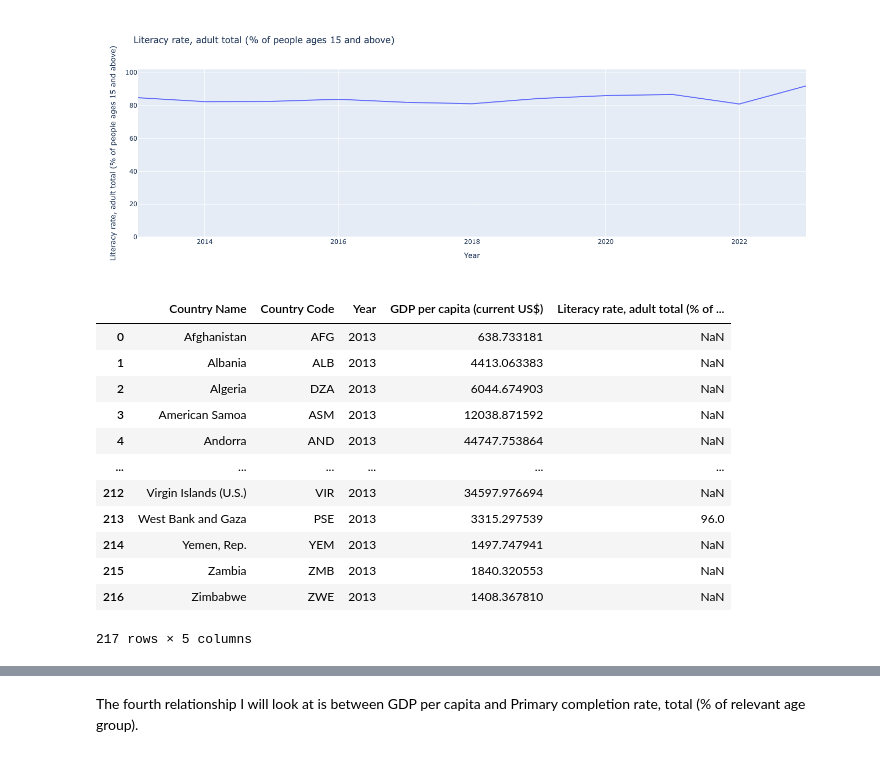
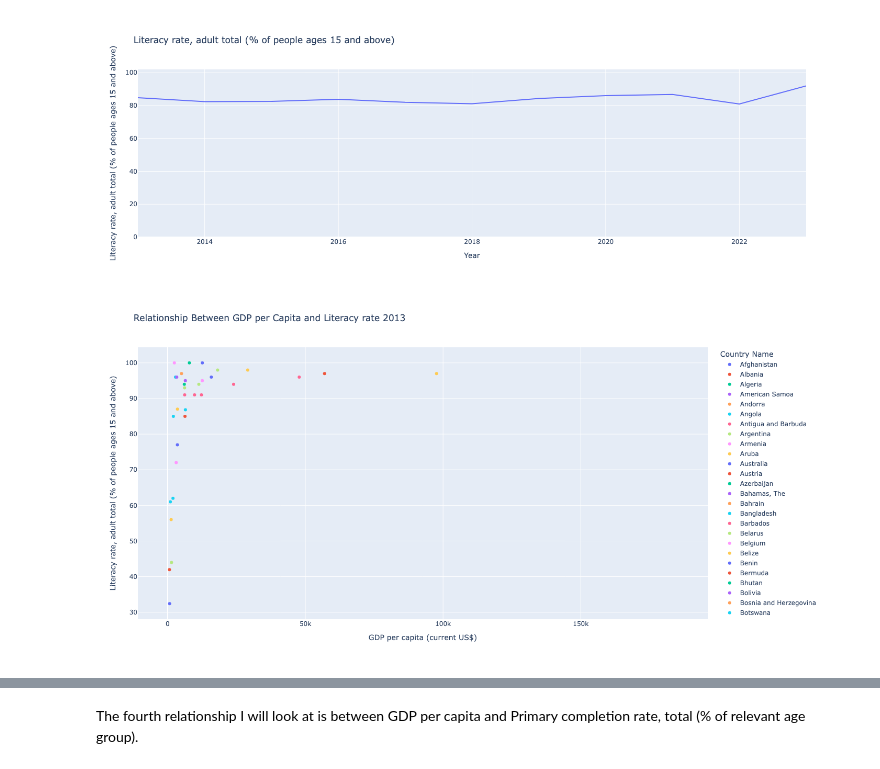
Before and after one commit to Josefinades/Project3, a Jupyter notebook: _build/jupyter_execute/project_3.ipynb, the cells around one changed output, grey strips where cells are left out. Drawn from its saved outputs; the diff is of its cells as text; code cells hidden in the pictures.

```diff
--- a/_build/jupyter_execute/project_3.ipynb
+++ b/_build/jupyter_execute/project_3.ipynb
@@ -551,20 +573,18 @@ fig1
 # %%
 Year = 2013
 gdp_year = gdp_df[gdp_df["Year"] == Year]
 literacy_year = literacy_df[literacy_df["Year"] == Year]
 merged_gdp_literacy_13 = pd.merge(gdp_year, literacy_year[["Country Name", "Literacy rate, adult total (% of people ages 15 and above)"]], on = "Country Name", how = "left")
-merged_gdp_literacy_13
+
+scatterplot_gdp_literacy = px.scatter(merged_gdp_literacy_13,
+                            x="GDP per capita (current US$)",
+                            y="Literacy rate, adult total (% of people ages 15 and above)",
+                            color="Country Name",
+                            title ="Relationship Between GDP per Capita and Literacy rate 2013",
+                            #text="Country Code",
+                            width=1100,
+                            height=700
+)
+scatterplot_gdp_literacy.show()
 # %% [output]
-|  | Country Name | Country Code | Year | GDP per capita (current US$) | Literacy rate, adult total (% of ... |
-| 0 | Afghanistan | AFG | 2013 | 638.733181 | NaN |
-| 1 | Albania | ALB | 2013 | 4413.063383 | NaN |
-| 2 | Algeria | DZA | 2013 | 6044.674903 | NaN |
-| 3 | American Samoa | ASM | 2013 | 12038.871592 | NaN |
-| 4 | Andorra | AND | 2013 | 44747.753864 | NaN |
-| ... | ... | ... | ... | ... | ... |
-| 212 | Virgin Islands (U.S.) | VIR | 2013 | 34597.976694 | NaN |
-| 213 | West Bank and Gaza | PSE | 2013 | 3315.297539 | 96.0 |
-| 214 | Yemen, Rep. | YEM | 2013 | 1497.747941 | NaN |
-| 215 | Zambia | ZMB | 2013 | 1840.320553 | NaN |
-| 216 | Zimbabwe | ZWE | 2013 | 1408.367810 | NaN |
-217 rows × 5 columns
+[figure, added]
```
Also changed, not shown: parts of 27 cells of this notebook, 14 other files.
